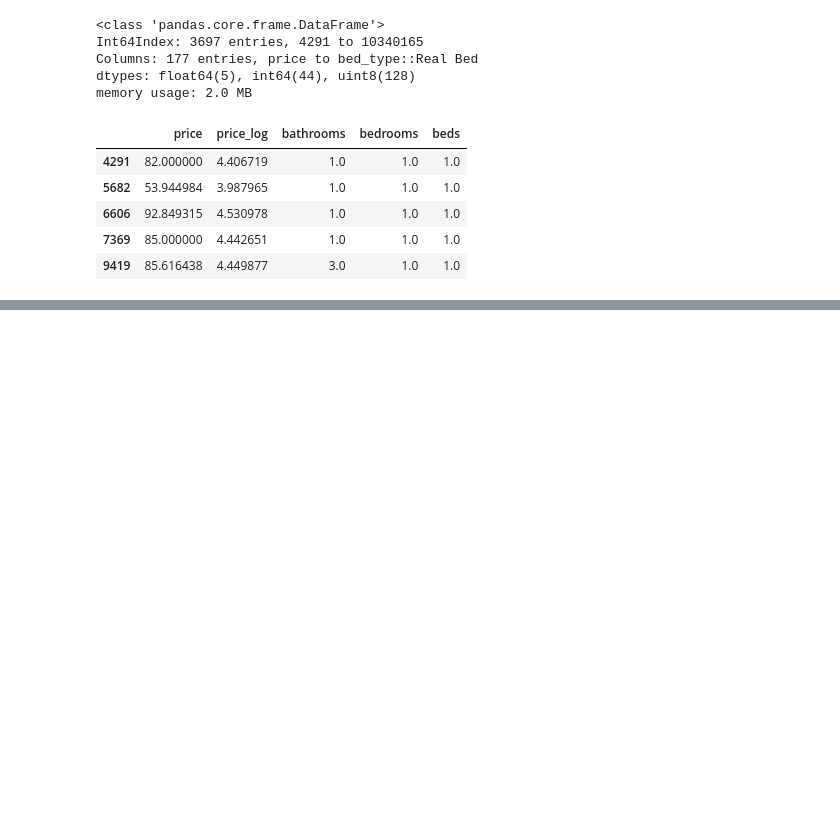
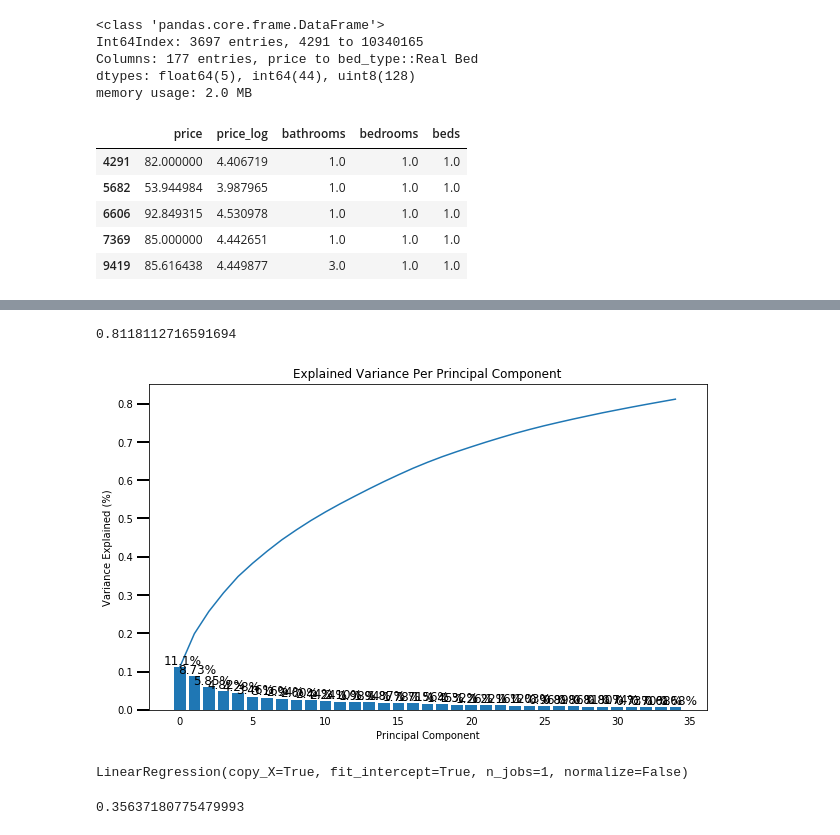
Before and after one commit to OceanSeventyTwo/DSND_Term2, a Jupyter notebook: project_files/AirBnB/Blog AirBnB.ipynb, the cells around one changed output, grey strips where cells are left out. Cells and saved outputs as stored; diff of their text form; code cells hidden in the pictures; blank space fills up the shorter version.

```diff
--- a/project_files/AirBnB/Blog AirBnB.ipynb
+++ b/project_files/AirBnB/Blog AirBnB.ipynb
@@ -568,0 +465,12 @@ ax5= sns.barplot(x=df_data_p['neighbourhood_group_cleansed'],y=df_data_p['price_
+# %%
+model_1 = pca.PCA(n_components=35)
+# %%
+q2_X_pca = model_1.fit_transform(df_q2_X)
+# %%
+model_1.explained_variance_ratio_.sum()
+# %% [output]
+0.8118112716591694
+# %%
+h.scree_plot(model_1)
+# %% [output]
+[figure, added]
@@ -568,0 +483,4 @@ ax5= sns.barplot(x=df_data_p['neighbourhood_group_cleansed'],y=df_data_p['price_
+# %%
+lmodel_pca.fit(X_train_pca,y_train)
+# %% [output]
+LinearRegression(copy_X=True, fit_intercept=True, n_jobs=1, normalize=False)
@@ -568,0 +489,4 @@ ax5= sns.barplot(x=df_data_p['neighbourhood_group_cleansed'],y=df_data_p['price_
+# %%
+r2_score(y_test,y_predict_pca)
+# %% [output]
+0.35637180775479993
```
Also changed, not shown: parts of 42 cells of this notebook, 1 other file.
